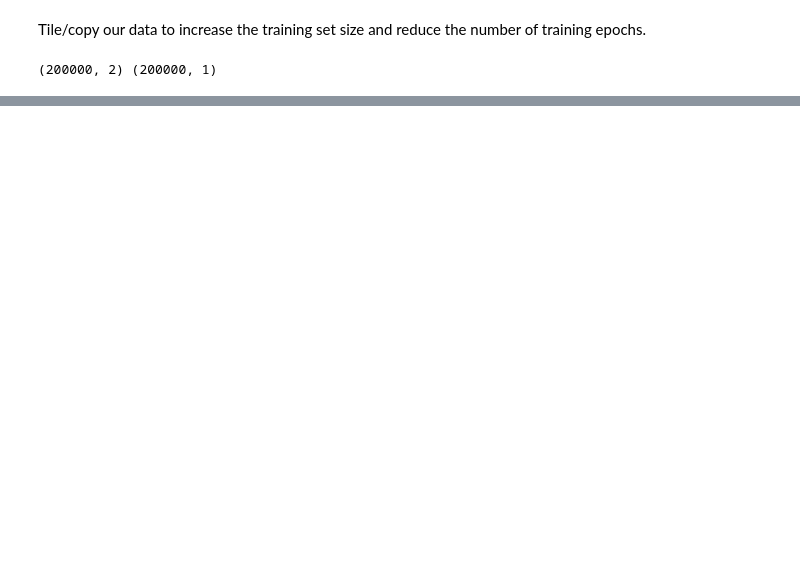
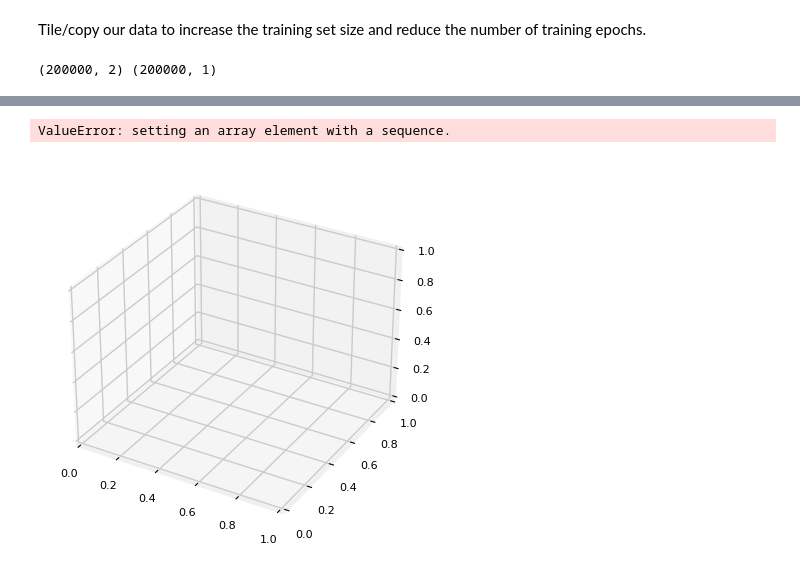
Before and after one commit to RicardoBastardoGH/ai-ml-engineer-transition-code, a Jupyter notebook: machine-learning/supervised-learning/neural-networks/simple_neural_network.ipynb, the cells around one changed output, grey strips where cells are left out. Saved outputs shown, nothing was run; the diff lists cells and outputs as text; code cells hidden in the pictures; blank space fills up the shorter version.

```diff
--- a/machine-learning/supervised-learning/neural-networks/simple_neural_network.ipynb
+++ b/machine-learning/supervised-learning/neural-networks/simple_neural_network.ipynb
@@ -73,0 +278,5 @@ model = Sequential(
+# %%
+plt_output_unit(W2,b2)
+# %% [output]
+ValueError: setting an array element with a sequence.
+[figure, added]
```
Also changed, not shown: parts of 29 cells of this notebook.
